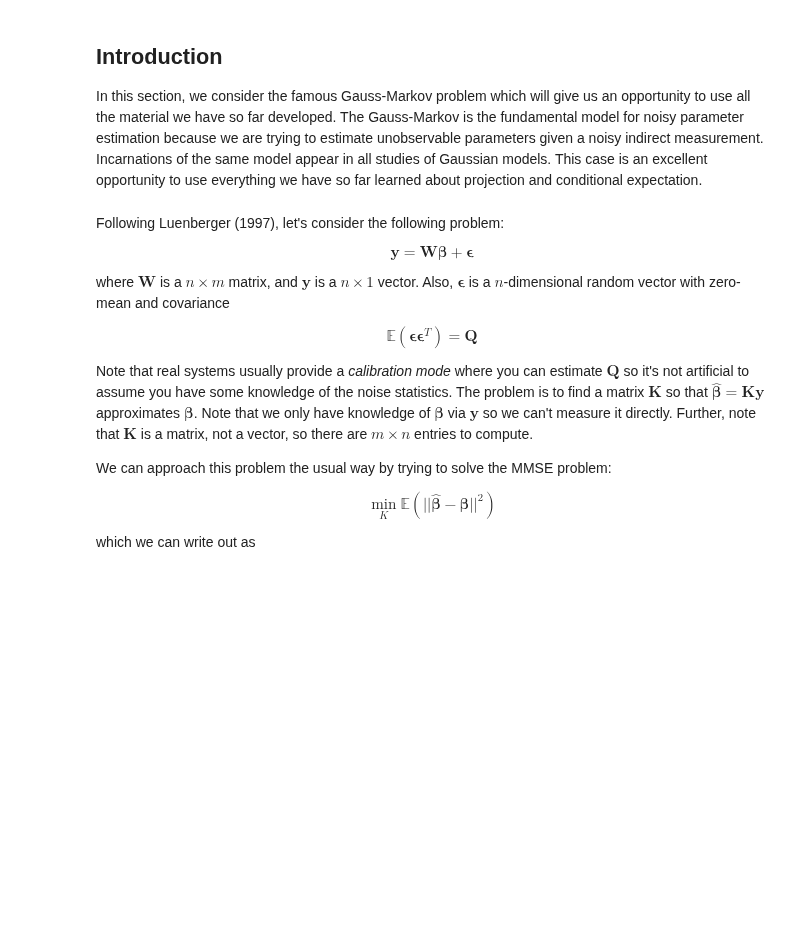
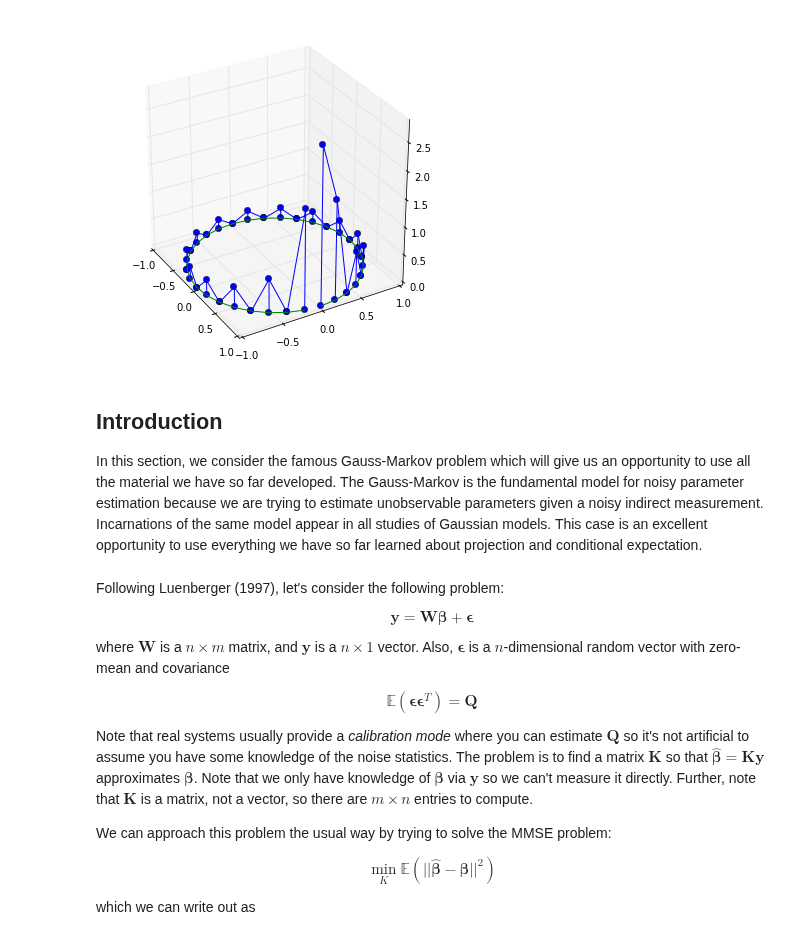
Before and after one commit to unpingco/Python-for-Signal-Processing, a Jupyter notebook: Fourier_Transform.ipynb, the cells around one changed output. Saved outputs shown, nothing was run; the diff lists cells and outputs as text; code cells hidden in the pictures; blank space fills up the shorter version.

```diff
--- a/Fourier_Transform.ipynb
+++ b/Fourier_Transform.ipynb
@@ -28,5 +35,30 @@ plt.show()
 # %%
 %qtconsole
+# %%
+import mpl_toolkits.mplot3d.art3d as art3d
+
+fig = plt.figure()
+fig.set_size_inches(6,6)
+ax = fig.add_subplot(1, 1, 1, projection='3d')
+ax.axis([-1,1,-1,1])
+ax.set_aspect(1)
+
+d=vstack([cos(a),sin(a),array(abs(U.H*v)).flatten()]).T
+for i in d:
+    xi,yi,zi=i
+    line=art3d.Line3D(*zip((xi,yi,0),(xi,yi,zi)),marker='o')
+    ax.add_line(line)
+
+ax.plot3D(d[:,0],d[:,1],d[:,2])
+ax.plot3D(d[:,0],d[:,1],d[:,2]*0)
+ax.view_init(azim=-30)
+
+#for i in a:
+#  ax.add_patch( FancyArrow(0,0,cos(i),sin(i),width=0.02,length_includes_head=True))
+
+plt.show()
+# %% [output]
+[figure, added]
 # %% [markdown]
 Introduction
 -------------------
```
Also changed, not shown: parts of 1 cell of this notebook.
